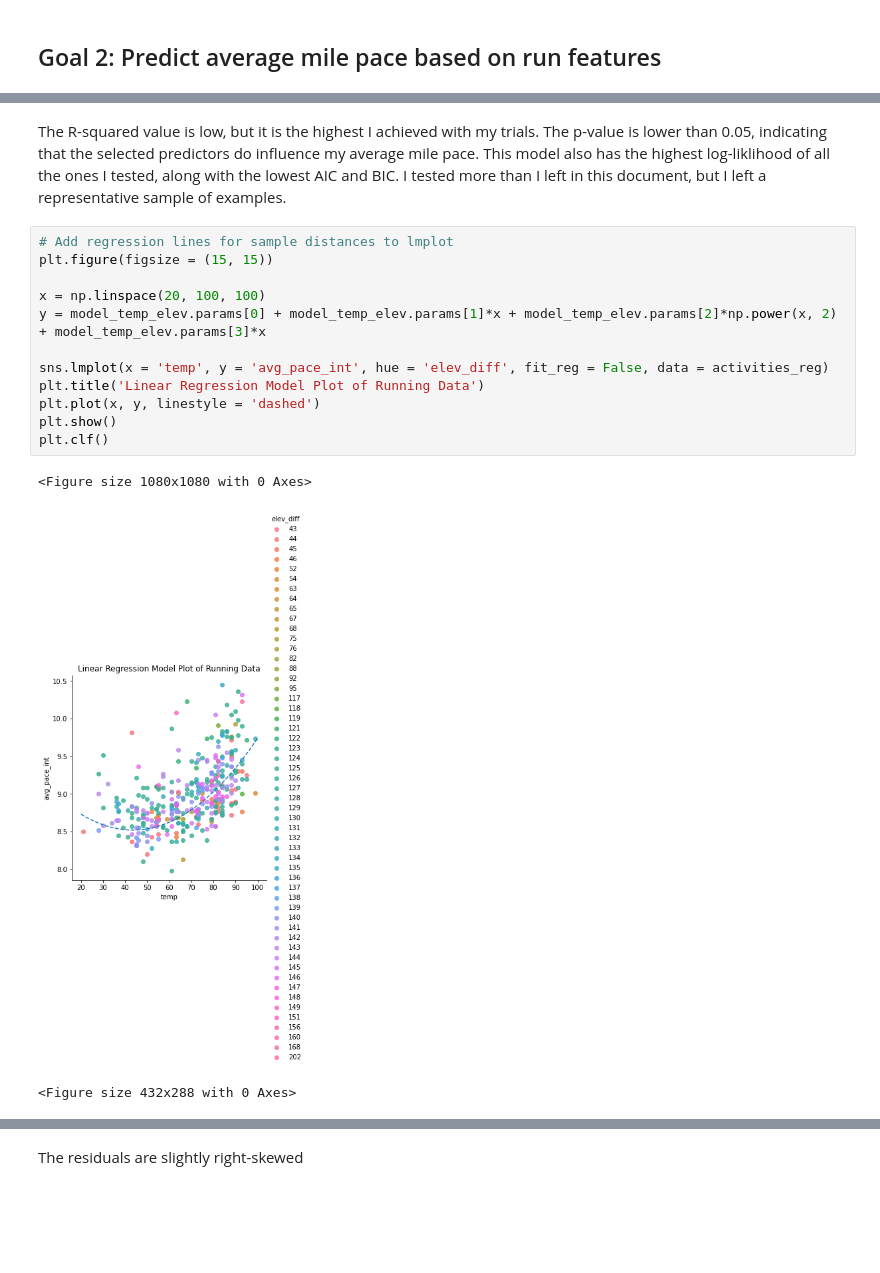
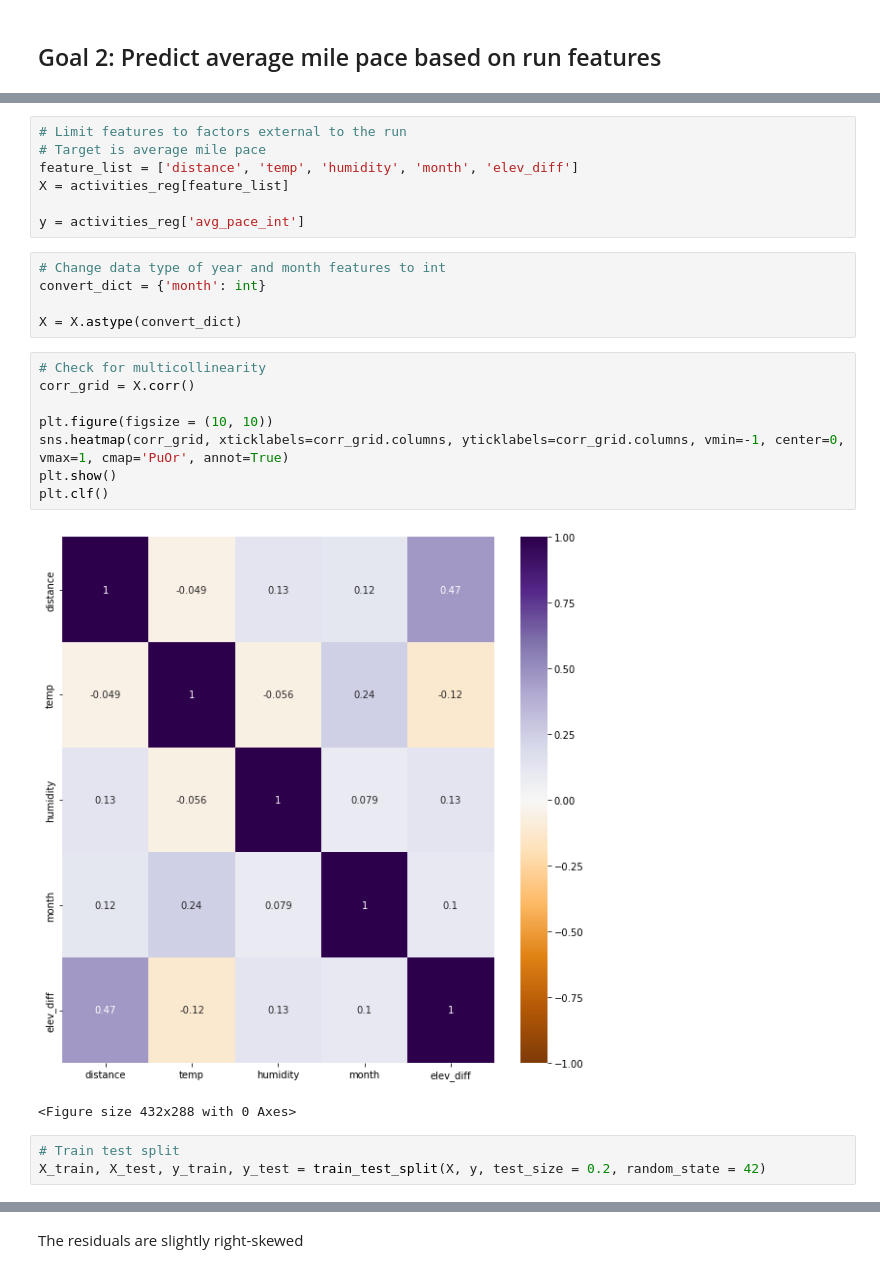
Before and after one commit to bethharvey/Inference-Final-Project, a Jupyter notebook: Inference Final Project.ipynb, the cells around one changed output, grey strips where cells are left out. Drawn from its saved outputs; the diff is of its cells as text; blank space fills up the shorter version.

Commit message:
building models, continuing updates

```diff
--- a/Inference Final Project.ipynb
+++ b/Inference Final Project.ipynb
@@ -489,18 +408,26 @@ strong multicollinearity or other numerical problems.
-# %% [markdown]
-The R-squared value is low, but it is the highest I achieved with my trials. The p-value is lower than 0.05, indicating that the selected predictors do influence my average mile pace. This model also has the highest log-liklihood of all the ones I tested, along with the lowest AIC and BIC. I tested more than I left in this document, but I left a representative sample of examples.
-# %%
-# Add regression lines for sample distances to lmplot
-plt.figure(figsize = (15, 15))
-
-x = np.linspace(20, 100, 100)
-y = model_temp_elev.params[0] + model_temp_elev.params[1]*x + model_temp_elev.params[2]*np.power(x, 2) + model_temp_elev.params[3]*x
-
-sns.lmplot(x = 'temp', y = 'avg_pace_int', hue = 'elev_diff', fit_reg = False, data = activities_reg)
-plt.title('Linear Regression Model Plot of Running Data')
-plt.plot(x, y, linestyle = 'dashed')
-plt.show()
-plt.clf()
-# %% [output]
-<Figure size 1080x1080 with 0 Axes>
-[figure, removed]
-<Figure size 432x288 with 0 Axes>
+# %%
+# Limit features to factors external to the run
+# Target is average mile pace
+feature_list = ['distance', 'temp', 'humidity', 'month', 'elev_diff']
+X = activities_reg[feature_list]
+
+y = activities_reg['avg_pace_int']
+# %%
+# Change data type of year and month features to int
+convert_dict = {'month': int}
+
+X = X.astype(convert_dict)
+# %%
+# Check for multicollinearity
+corr_grid = X.corr()
+
+plt.figure(figsize = (10, 10))
+sns.heatmap(corr_grid, xticklabels=corr_grid.columns, yticklabels=corr_grid.columns, vmin=-1, center=0, vmax=1, cmap='PuOr', annot=True)
+plt.show()
+plt.clf()
+# %% [output]
+[figure, added]
+<Figure size 432x288 with 0 Axes>
+# %%
+# Train test split
+X_train, X_test, y_train, y_test = train_test_split(X, y, test_size = 0.2, random_state = 42)
```
Also changed, not shown: parts of 34 cells of this notebook.
